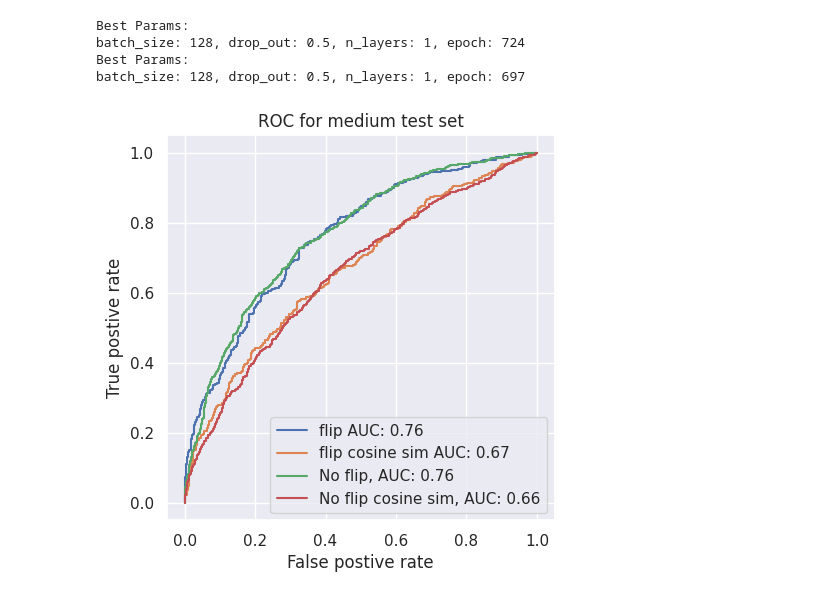
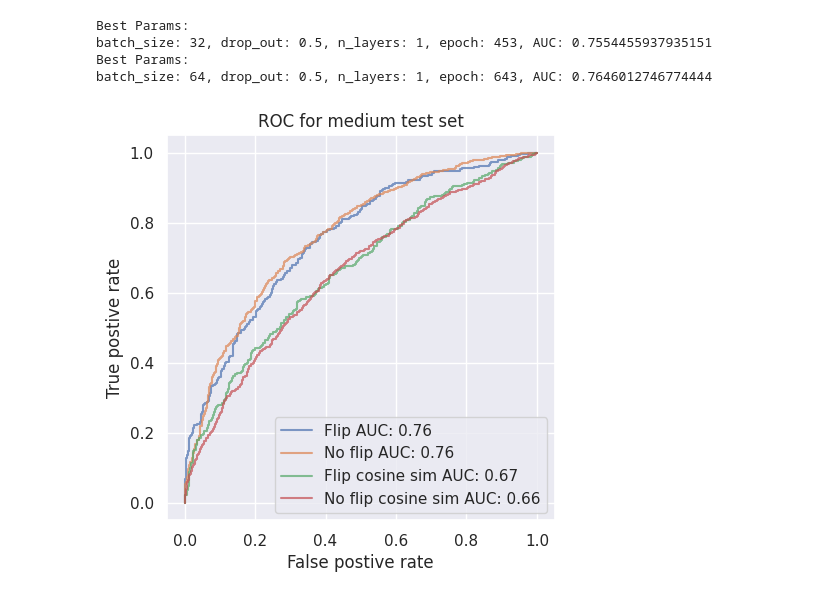
Before and after one commit to SteffenJong/ThesisProject, a Jupyter notebook: model/create_figures.ipynb, the cells around one changed output. Cells and saved outputs as stored; diff of their text form; code cells hidden in the pictures.

Commit message:
created a few figures

```diff
--- a/model/create_figures.ipynb
+++ b/model/create_figures.ipynb
@@ -128,19 +116,33 @@ FileNotFoundError: [Errno 2] No such file or directory: 'results/simple_sf_nsnf_
 # %%
 # Load everything
 m_prefix = Path("data/aar_ath_bol_chi_cpa_tha/medium_2g_500")
 res_folder_m, results_file, val_path, embeddings_path = create_paths(m_prefix)
 m = pd.read_csv(results_file, sep="\t", header=0, index_col=0)
 preds_m, labels_m = run_best_model(m, val_path, embeddings_path)
 pred_cs_m, labels_cs_m = calc_cosine(val_path, embeddings_path)
 
 m_prefix = Path("data/aar_ath_bol_chi_cpa_tha/medium_2g_500_noflip")
 res_folder, results_file, val_path_nf, embeddings_path = create_paths(m_prefix)
 m_nf = pd.read_csv(results_file, sep="\t", header=0, index_col=0)
 preds_nf, labels_nf = run_best_model(m_nf, val_path_nf, embeddings_path)
 pred_cs_nf, labels_cs_nf = calc_cosine(val_path_nf, embeddings_path)
+
+sns.set_theme(rc={'figure.figsize':(5,5)})
+plot_auc(preds_m, labels_m, alpha=0.7, label=f"Flip")
+plot_auc(preds_nf, labels_nf,alpha=0.7, label=f"No flip")
+
+plot_auc(pred_cs_m, labels_cs_m, alpha=0.7, label=f"Flip cosine sim")
+plot_auc(pred_cs_nf, labels_cs_nf, alpha=0.7, label=f"No flip cosine sim")
+
+plt.legend(loc="lower right")
+plt.title("ROC for medium test set")
+plt.xlabel("False postive rate")
+plt.ylabel("True postive rate")
+plt.savefig(res_folder_m/"auc_val.png", dpi=300)
+plt.show()
 # %% [output]
 Best Params:
-batch_size: 128, drop_out: 0.5, n_layers: 1, epoch: 724
+batch_size: 32, drop_out: 0.5, n_layers: 1, epoch: 453, AUC: 0.7554455937935151
 Best Params:
-batch_size: 128, drop_out: 0.5, n_layers: 1, epoch: 697
+batch_size: 64, drop_out: 0.5, n_layers: 1, epoch: 643, AUC: 0.7646012746774444
-[figure, old version]
+[figure, new version]
```
Also changed, not shown: parts of 7 cells of this notebook, 3 other files.
